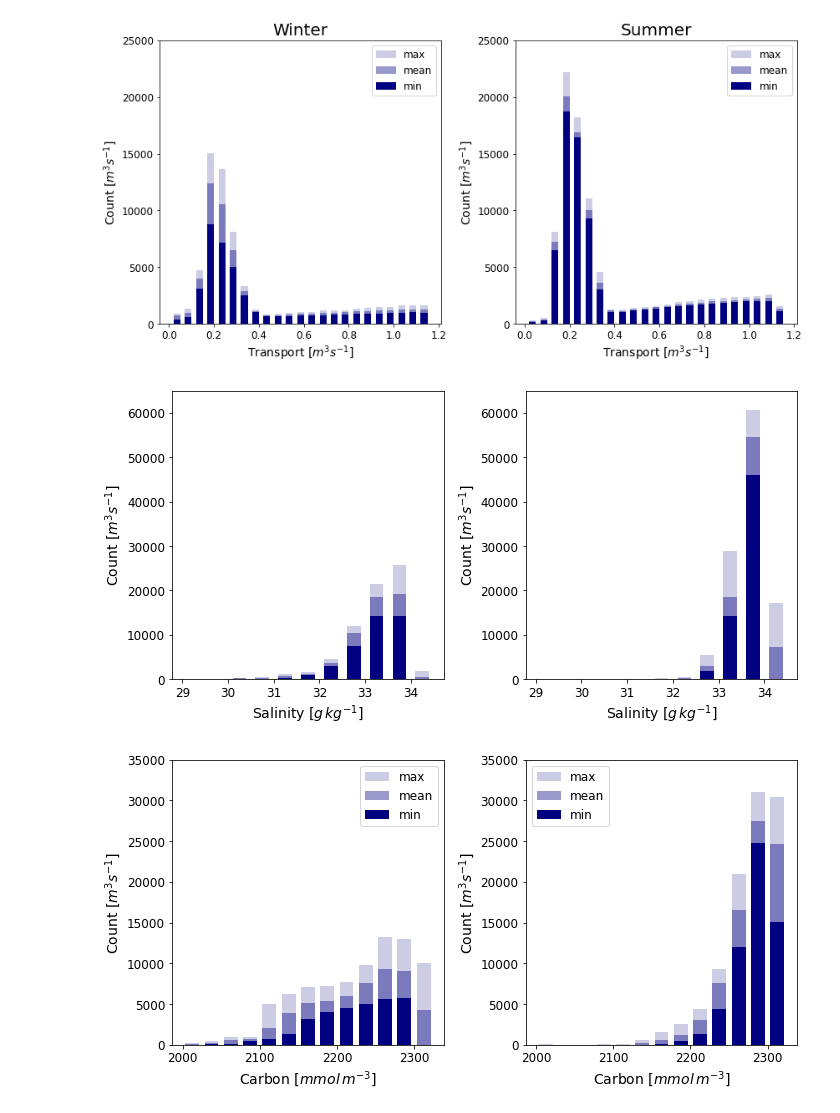
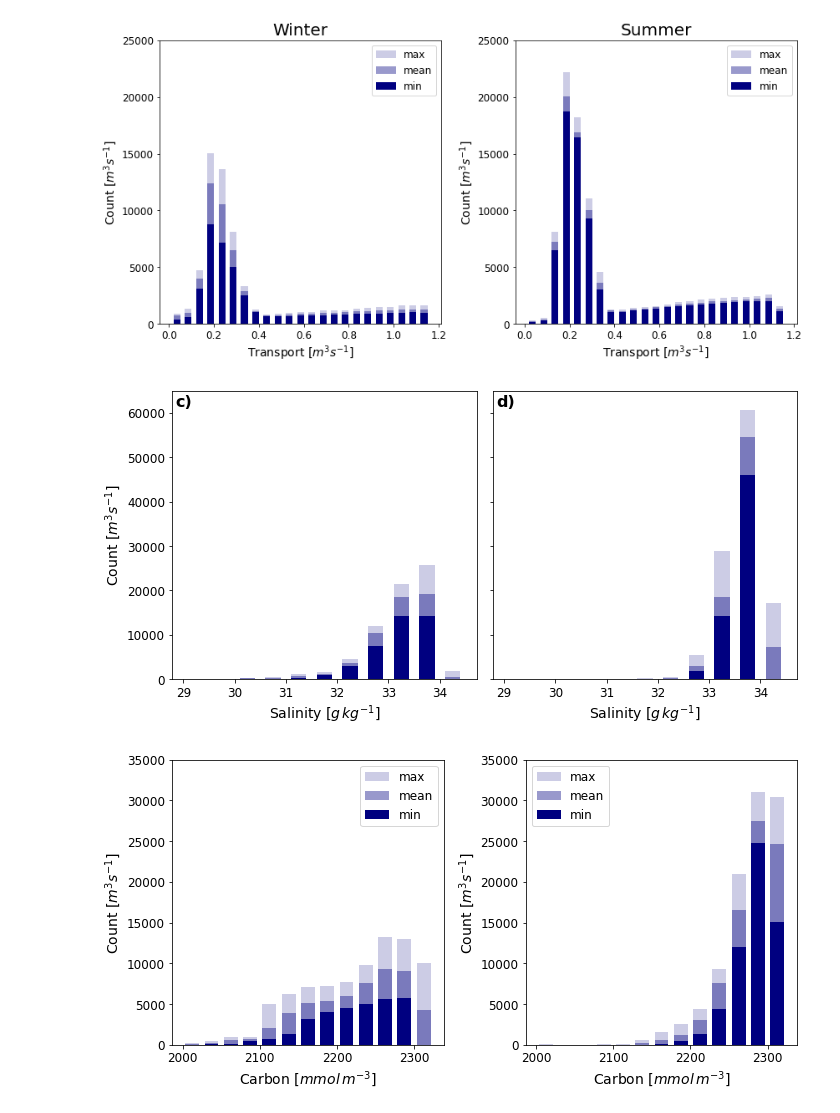
Before and after one commit to UBC-MOAD/analysis-becca, a Jupyter notebook: Ariane/tracerFluxCS-JR.ipynb, the cells around one changed output. Saved outputs shown, nothing was run; the diff lists cells and outputs as text; code cells hidden in the pictures.

```diff
--- a/Ariane/tracerFluxCS-JR.ipynb
+++ b/Ariane/tracerFluxCS-JR.ipynb
@@ -774,35 +779,40 @@ maxi = np.max(jan_sal,axis=0)
 ax[0].bar(bin_centers,maxi,width = 0.3,color='navy',alpha=0.2,label='max')
 ax[0].bar(bin_centers,mean,width = 0.3, color='navy',alpha=0.4,label='mean')
 ax[0].bar(bin_centers, mini,width = 0.3, color='navy',label='min')
 
 # ax[0].set_title('Winter')
 ax[0].set_ylabel('Count [$m^{3}s^{-1}$]', fontsize=14)
 ax[0].set_xlabel('Salinity [$g \, kg^{-1}$]', fontsize=14)
 ax[0].set_ylim([0,65000])
 # ax[0].legend()
 
 #plt may
 may_sal,x,_ = ax[1].hist([tracerS16,tracerS17,tracerS18,tracerS19,tracerS20], bins=np.arange(29,35,0.5), weights= [transportS16,transportS17,transportS18,transportS19,transportS20],  color=c, alpha=0)
 bin_centers = 0.5*(x[1:]+x[:-1])
 
 mean = np.mean(may_sal,axis=0)
 mini = np.min(may_sal,axis=0)
 maxi = np.max(may_sal,axis=0)
 
 ax[1].bar(bin_centers,maxi,width = 0.3,color='navy',alpha=0.2,label='max')
 ax[1].bar(bin_centers,mean,width = 0.3, color='navy',alpha=0.4,label='mean')
 ax[1].bar(bin_centers, mini,width = 0.3, color='navy',label='min')
 
 # ax[1].set_title('Summer')
-ax[1].set_ylabel('Count [$m^{3}s^{-1}$]', fontsize=14)
+# ax[1].set_ylabel('Count [$m^{3}s^{-1}$]', fontsize=14)
+ax[1].set_yticklabels([])#,fontsize=14)
 ax[1].set_xlabel('Salinity [$g \, kg^{-1}$]', fontsize=14)
 ax[1].set_ylim([0,65000])
 # ax[1].legend()
 
+#labels
+ax[0].text(28.85, 61500, 'c)', weight= "bold", fontsize=16)
+ax[1].text(28.85, 61500, 'd)', weight= "bold", fontsize=16)
+
 plt.tight_layout()
 plt.savefig("./figures/salt_histogram.pdf")
 # %% [output]
-[figure, old version]
+[figure, new version]
 # %%
 #CARBON
 bins = np.arange(2000,2350,25)
```
Also changed, not shown: parts of 1 cell of this notebook, 6 other files.
